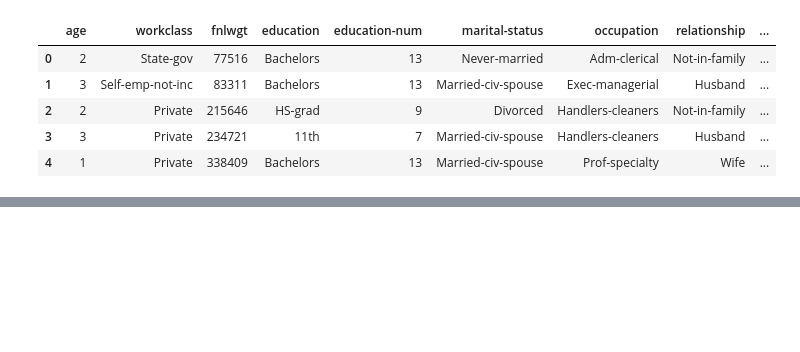
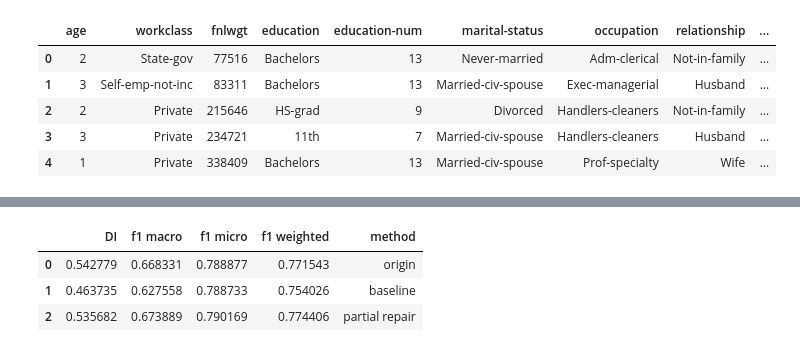
Before and after one commit to Quan-Zhou/OT_Debiasing, a Jupyter notebook: Dykstra_fromadult_higher.ipynb, the cells around one changed output, grey strips where cells are left out. Drawn from its saved outputs; the diff is of its cells as text; code cells hidden in the pictures; blank space fills up the shorter version.

```diff
--- a/Dykstra_fromadult_higher.ipynb
+++ b/Dykstra_fromadult_higher.ipynb
@@ -321,0 +313,4 @@ array([ 0,  1,  2,  3,  4,  5,  6,  7,  8,  9, 10, 11, 12, 13, 14, 15, 16,
+# %%
+K=200
+rdata_base=projection(df,baseline(C,e,px,ptx,V,K)[K*2],x_range,x_list)
+rdata_part2=projection(df,partial_repair(C,e,px,ptx,V,1.0e-4,K)[K*3],x_range,x_list)
@@ -321,0 +330,35 @@ array([ 0,  1,  2,  3,  4,  5,  6,  7,  8,  9, 10, 11, 12, 13, 14, 15, 16,
+# %%
+report=pd.DataFrame(columns=['DI','f1 macro','f1 micro','f1 weighted','method'])
+clf=RandomForestClassifier(max_depth=3, random_state=0).fit(X_train[:,0:dim],y_train,sample_weight=X_train[:,dim+1])
+y_pred=clf.predict(X_test[:,0:dim])
+new_row = pd.Series({'DI':DisparateImpact(X_test,y_pred),
+                    'f1 macro':f1_score(y_test, y_pred, average='macro'),
+                    'f1 micro':f1_score(y_test, y_pred, average='micro'),
+                    'f1 weighted':f1_score(y_test, y_pred, average='weighted'),
+                    'method':'origin'})
+X_train_base=rdata_base[x_list+['S','W']].to_numpy()
+y_train_base=rdata_base['Y'].to_numpy().astype('int8')
+clf_base=RandomForestClassifier(max_depth=3, random_state=0).fit(X_train_base[:,0:dim],y_train_base,sample_weight=X_train_base[:,dim+1])
+y_pred_base=clf_base.predict(X_test[:,0:dim])
+new_row_base = pd.Series({'DI':DisparateImpact(X_test,y_pred_base),
+                'f1 macro':f1_score(y_test, y_pred_base, average='macro'),
+                'f1 micro':f1_score(y_test, y_pred_base, average='micro'),
+                'f1 weighted':f1_score(y_test, y_pred_base, average='weighted'),
+                'method':'baseline'})
+X_train_part=rdata_part2[x_list+['S','W']].to_numpy()
+y_train_part=rdata_part2['Y'].to_numpy().astype('int8')
+clf_part= RandomForestClassifier(max_depth=3, random_state=0).fit(X_train_part[:,0:dim],y_train_part,sample_weight=X_train_part[:,dim+1])
+y_pred_part=clf_part.predict(X_test[:,0:dim])
+new_row_part = pd.Series({'DI':DisparateImpact(X_test,y_pred_part),
+                'f1 macro':f1_score(y_test, y_pred_part, average='macro'),
+                'f1 micro':f1_score(y_test, y_pred_part, average='micro'),
+                'f1 weighted':f1_score(y_test, y_pred_part, average='weighted'),
+                'method':'partial repair'})
+report = pd.concat([report,new_row.to_frame().T,new_row_base.to_frame().T,new_row_part.to_frame().T], ignore_index=True)
+# %%
+report
+# %% [output]
+|  | DI | f1 macro | f1 micro | f1 weighted | method |
+| 0 | 0.542779 | 0.668331 | 0.788877 | 0.771543 | origin |
+| 1 | 0.463735 | 0.627558 | 0.788733 | 0.754026 | baseline |
+| 2 | 0.535682 | 0.673889 | 0.790169 | 0.774406 | partial repair |
```
Also changed, not shown: parts of 9 cells of this notebook.
